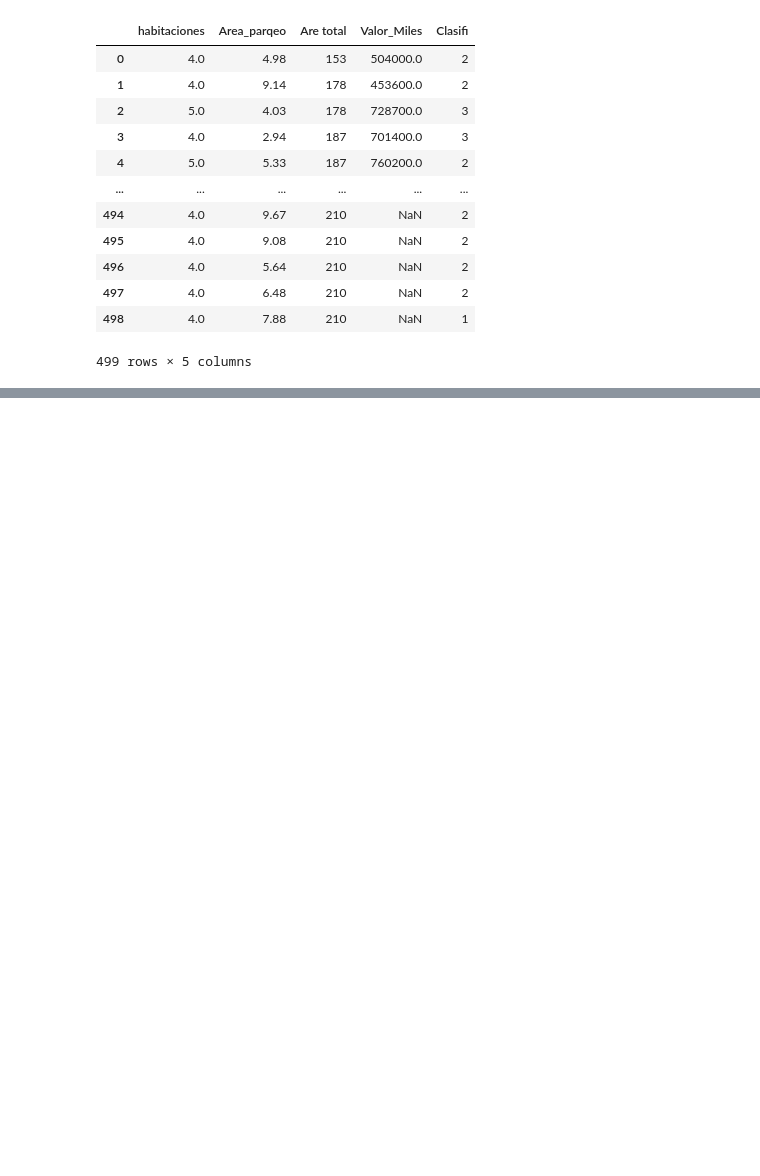
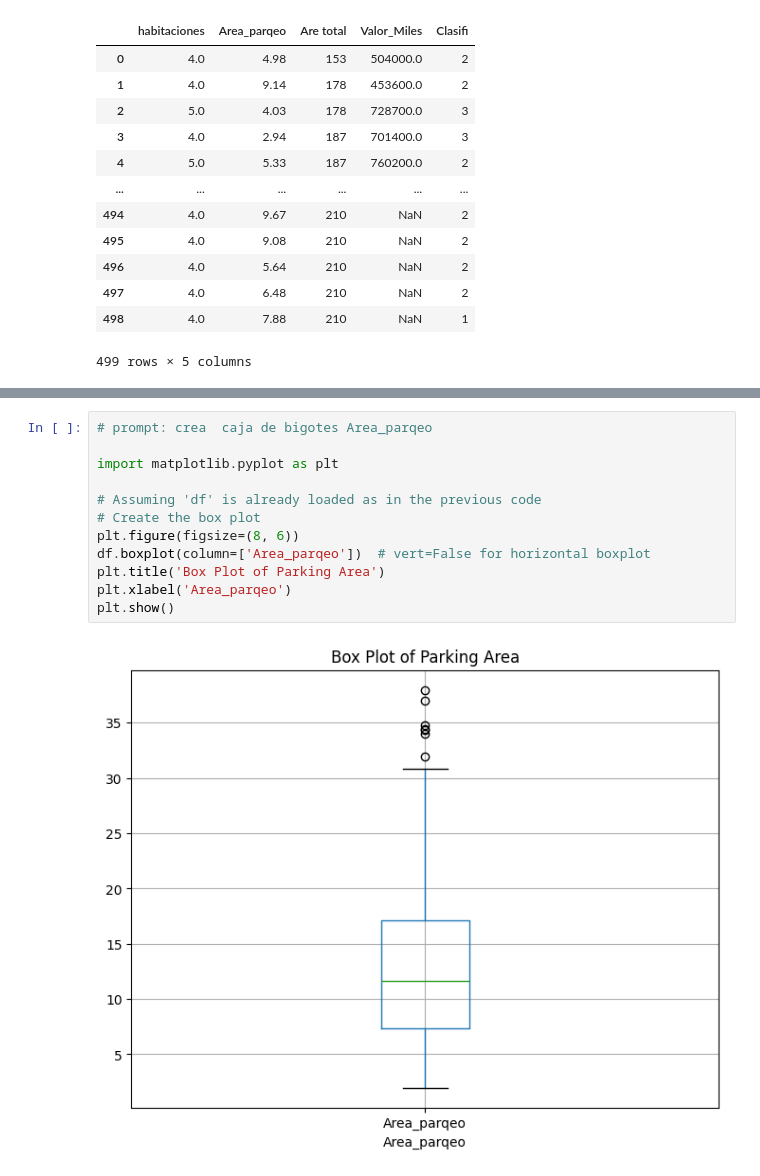
Before and after one commit to jjuandiego099/cuadernos-y-proyectos-IA, a Jupyter notebook: EDA.ipynb, the cells around one changed output, grey strips where cells are left out. Drawn from its saved outputs; the diff is of its cells as text; blank space fills up the shorter version.

```diff
--- a/EDA.ipynb
+++ b/EDA.ipynb
@@ -28,0 +106,14 @@ df
+# %%
+# prompt: crea  caja de bigotes Area_parqeo
+
+import matplotlib.pyplot as plt
+
+# Assuming 'df' is already loaded as in the previous code
+# Create the box plot
+plt.figure(figsize=(8, 6))
+df.boxplot(column=['Area_parqeo'])  # vert=False for horizontal boxplot
+plt.title('Box Plot of Parking Area')
+plt.xlabel('Area_parqeo')
+plt.show()
+# %% [output]
+[figure, added]
```
Also changed, not shown: parts of 10 cells of this notebook.
